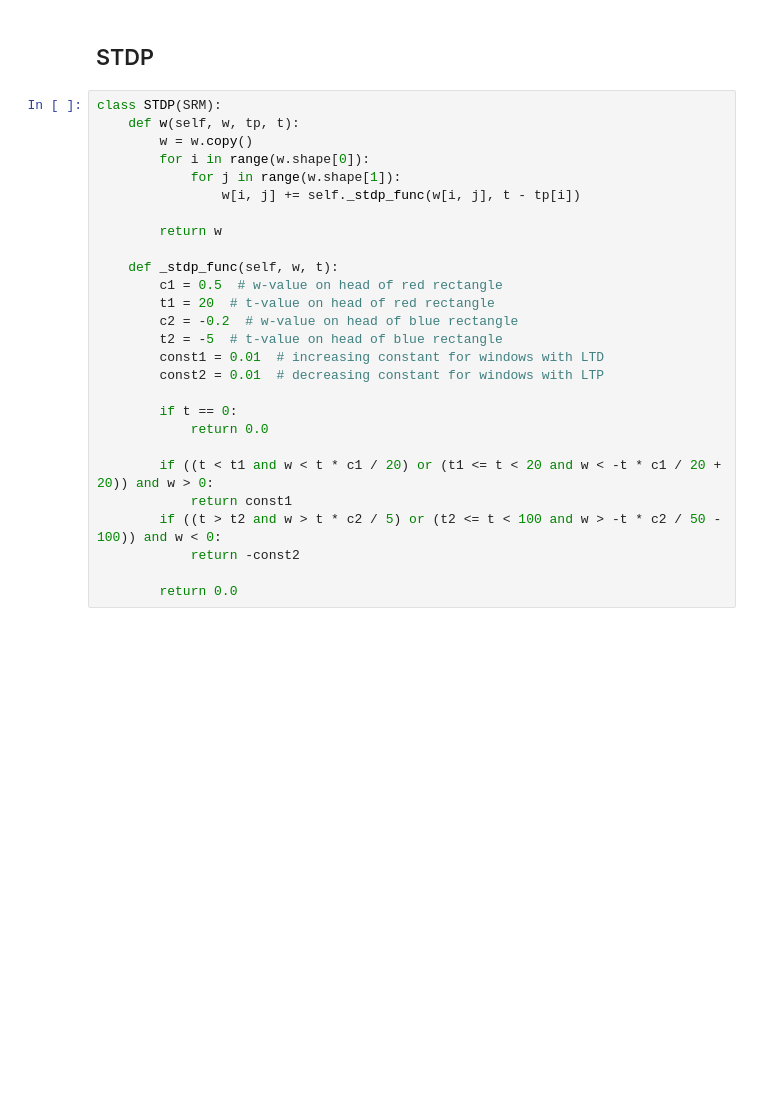
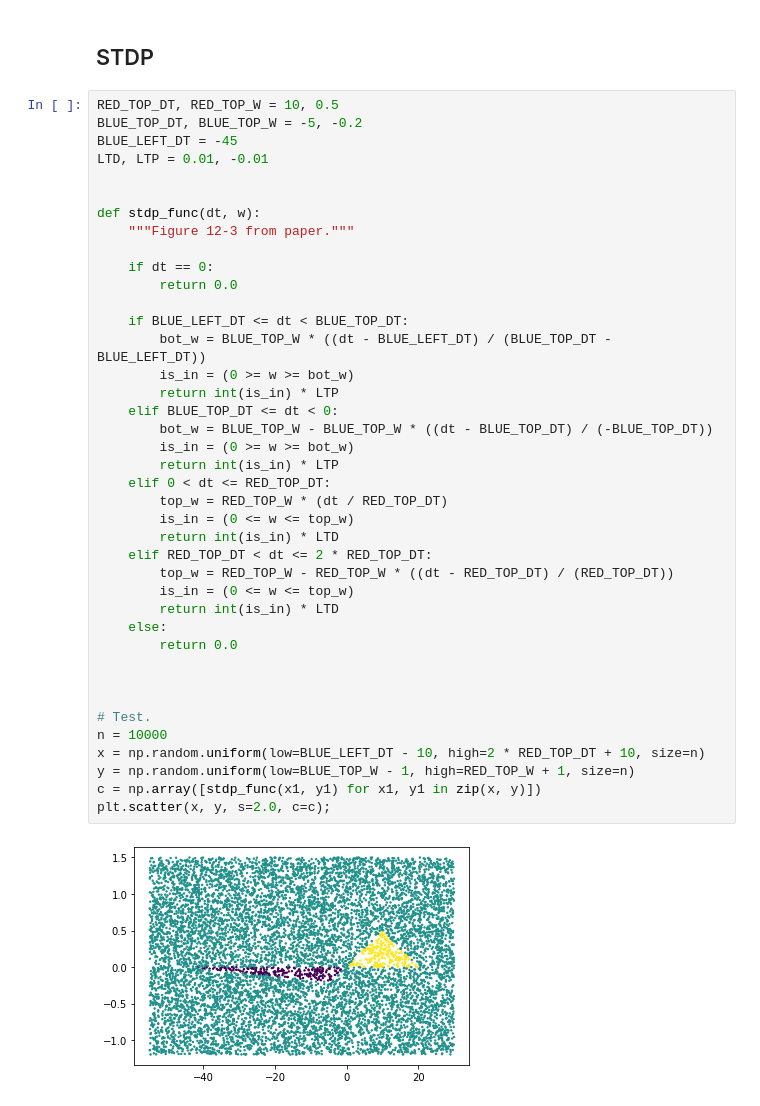
Before and after one commit to stasbel/neuroscience, a Jupyter notebook: task03/task03.ipynb, the cells around one changed output. Cells and saved outputs as stored; diff of their text form; blank space fills up the shorter version.

```diff
--- a/task03/task03.ipynb
+++ b/task03/task03.ipynb
@@ -153,29 +179,44 @@ plot(u2, u2_noise)
 # %% [markdown]
 ## STDP
-# %%
-class STDP(SRM):
-    def w(self, w, tp, t):
-        w = w.copy()
-        for i in range(w.shape[0]):
-            for j in range(w.shape[1]):
-                w[i, j] += self._stdp_func(w[i, j], t - tp[i])
-
-        return w
-
-    def _stdp_func(self, w, t):
-        c1 = 0.5  # w-value on head of red rectangle
-        t1 = 20  # t-value on head of red rectangle
-        c2 = -0.2  # w-value on head of blue rectangle
-        t2 = -5  # t-value on head of blue rectangle
-        const1 = 0.01  # increasing constant for windows with LTD
-        const2 = 0.01  # decreasing constant for windows with LTP
-
-        if t == 0:
-            return 0.0
-
-        if ((t < t1 and w < t * c1 / 20) or (t1 <= t < 20 and w < -t * c1 / 20 + 20)) and w > 0:
-            return const1
-        if ((t > t2 and w > t * c2 / 5) or (t2 <= t < 100 and w > -t * c2 / 50 - 100)) and w < 0:
-            return -const2
-
-        return 0.0
+# %%
+RED_TOP_DT, RED_TOP_W = 10, 0.5
+BLUE_TOP_DT, BLUE_TOP_W = -5, -0.2
+BLUE_LEFT_DT = -45
+LTD, LTP = 0.01, -0.01
+
+
+def stdp_func(dt, w):
+    """Figure 12-3 from paper."""
+
+    if dt == 0:
+        return 0.0
+
+    if BLUE_LEFT_DT <= dt < BLUE_TOP_DT:
+        bot_w = BLUE_TOP_W * ((dt - BLUE_LEFT_DT) / (BLUE_TOP_DT - BLUE_LEFT_DT))
+        is_in = (0 >= w >= bot_w)
+        return int(is_in) * LTP
+    elif BLUE_TOP_DT <= dt < 0:
+        bot_w = BLUE_TOP_W - BLUE_TOP_W * ((dt - BLUE_TOP_DT) / (-BLUE_TOP_DT))
+        is_in = (0 >= w >= bot_w)
+        return int(is_in) * LTP
+    elif 0 < dt <= RED_TOP_DT:
+        top_w = RED_TOP_W * (dt / RED_TOP_DT)
+        is_in = (0 <= w <= top_w)
+        return int(is_in) * LTD
+    elif RED_TOP_DT < dt <= 2 * RED_TOP_DT:
+        top_w = RED_TOP_W - RED_TOP_W * ((dt - RED_TOP_DT) / (RED_TOP_DT))
+        is_in = (0 <= w <= top_w)
+        return int(is_in) * LTD
+    else:
+        return 0.0
+
+
+
+# Test.
+n = 10000
+x = np.random.uniform(low=BLUE_LEFT_DT - 10, high=2 * RED_TOP_DT + 10, size=n)
+y = np.random.uniform(low=BLUE_TOP_W - 1, high=RED_TOP_W + 1, size=n)
+c = np.array([stdp_func(x1, y1) for x1, y1 in zip(x, y)])
+plt.scatter(x, y, s=2.0, c=c);
+# %% [output]
+[figure, added]
```
Also changed, not shown: parts of 13 cells of this notebook, 1 other file.
